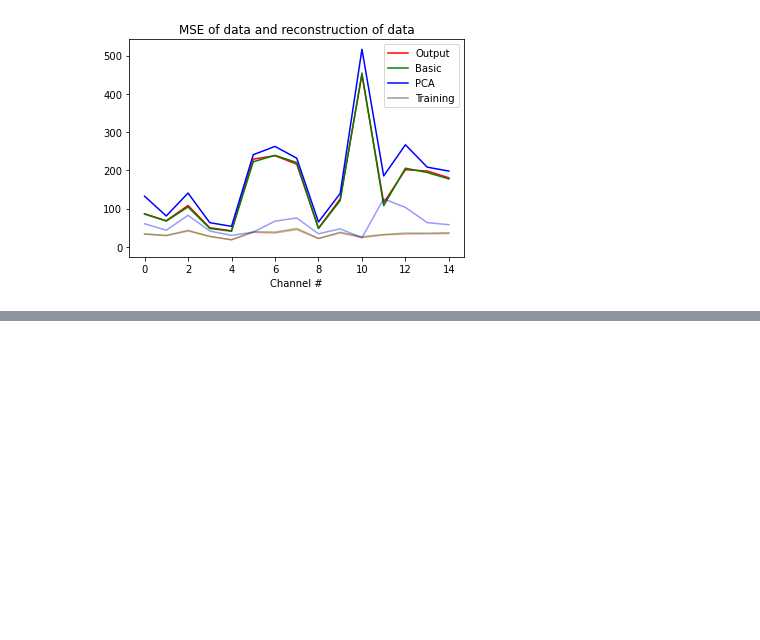
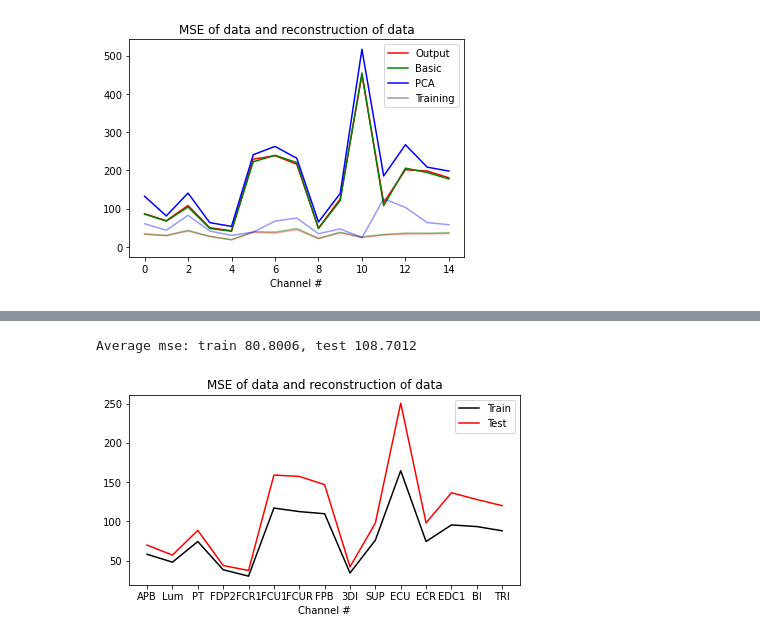
Before and after one commit to SamMinkowicz/timeseries-clustering-vae, a Jupyter notebook: Compare.ipynb, the cells around one changed output, grey strips where cells are left out. Saved outputs shown, nothing was run; the diff lists cells and outputs as text; code cells hidden in the pictures; blank space fills up the shorter version.

```diff
--- a/Compare.ipynb
+++ b/Compare.ipynb
@@ -161,0 +256,21 @@ Average mse: output 157.3456, basic 155.8862, pca 185.8206
+# %%
+mse_300 = np.array(mse_basic57)+np.array(mse_basic2)+np.array(mse_basic6)
+mse_300 = mse_300/3
+
+mse_300_test = np.array(mse_basic57_test)+np.array(mse_basic2_test)+np.array(mse_basic6_test)
+mse_300_test = mse_300_test/3
+
+fig, ax = plt.subplots(figsize = (7,3.5))
+
+ax.plot(mse_300, color = 'k', label = 'Train')
+ax.plot(mse_300_test, color = 'r', label = 'Test')
+ax.set_xlabel('Channel #')
+ax.set_xticks(np.arange(15))
+ax.set_xticklabels(['APB', 'Lum', 'PT', 'FDP2', 'FCR1', 'FCU1', 'FCUR', 'FPB', '3DI', 'SUP', 'ECU', 'ECR', 'EDC1', 'BI', 'TRI'])
+ax.set_title('MSE of data and reconstruction of data')
+ax.legend()
+
+print(f'Average mse: train {np.mean(mse_300):.4f}, test {np.mean(mse_300_test):.4f}')
+# %% [output]
+Average mse: train 80.8006, test 108.7012
+[figure, added]
```
Also changed, not shown: parts of 12 cells of this notebook, 18 other files.
